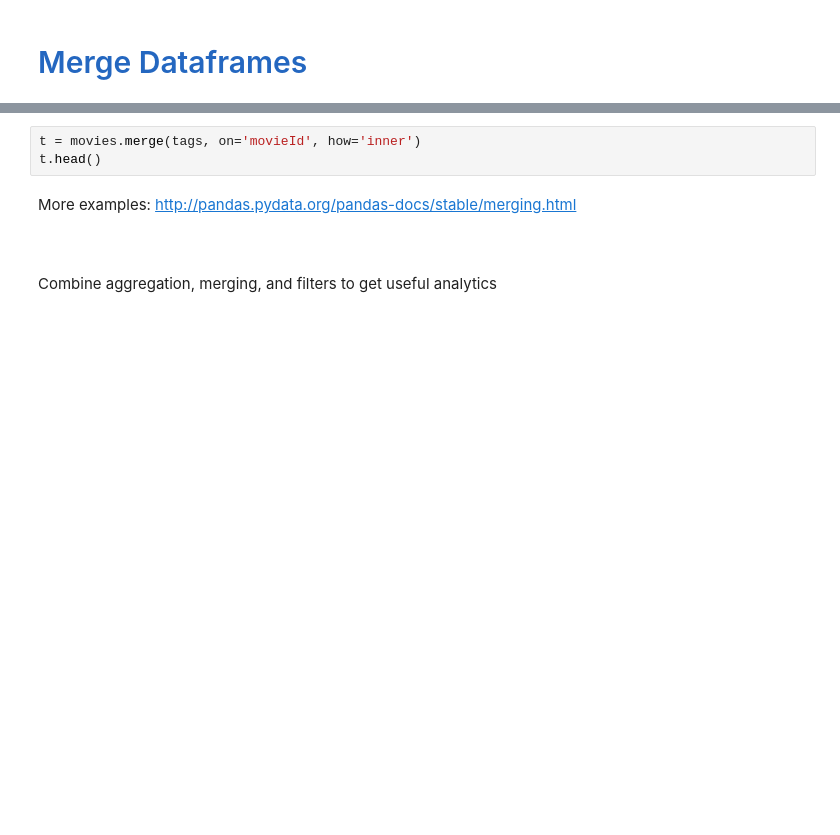
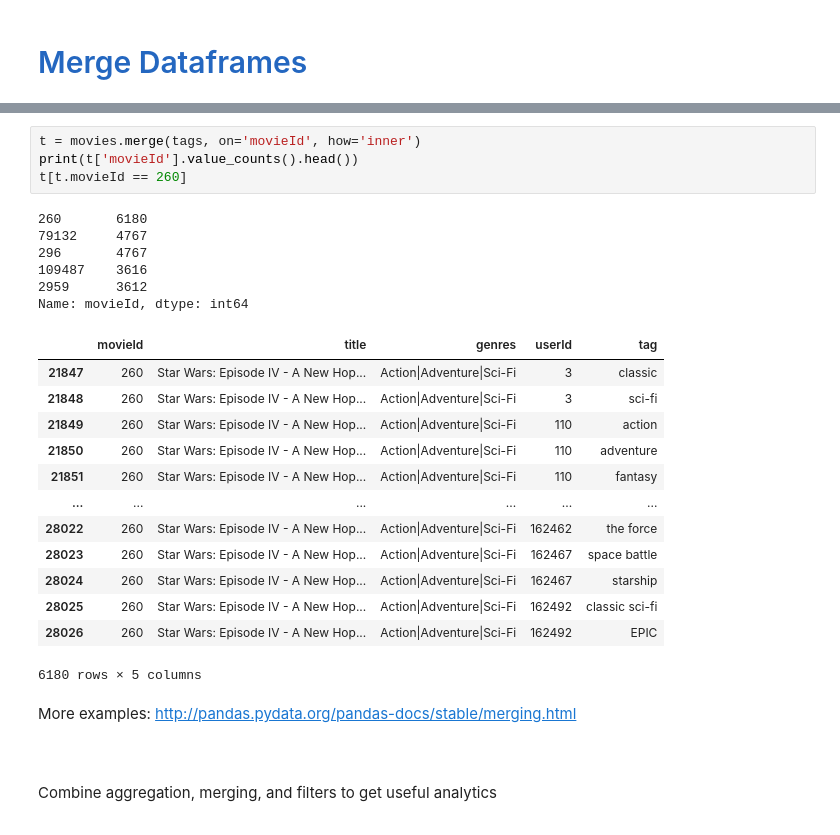
Before and after one commit to kiril-chilingarashvili/sd-mm-1, a Jupyter notebook: Week-4-Pandas/Introduction to Pandas.ipynb, the cells around one changed output, grey strips where cells are left out. Cells and saved outputs as stored; diff of their text form; blank space fills up the shorter version.

```diff
--- a/Week-4-Pandas/Introduction to Pandas.ipynb
+++ b/Week-4-Pandas/Introduction to Pandas.ipynb
@@ -536,6 +718,27 @@ movies.head()
 # %%
 t = movies.merge(tags, on='movieId', how='inner')
-t.head()
+print(t['movieId'].value_counts().head())
+t[t.movieId == 260]
+# %% [output]
+260       6180
+79132     4767
+296       4767
+109487    3616
+2959      3612
+Name: movieId, dtype: int64
+|  | movieId | title | genres | userId | tag |
+| 21847 | 260 | Star Wars: Episode IV - A New Hop... | Action|Adventure|Sci-Fi | 3 | classic |
+| 21848 | 260 | Star Wars: Episode IV - A New Hop... | Action|Adventure|Sci-Fi | 3 | sci-fi |
+| 21849 | 260 | Star Wars: Episode IV - A New Hop... | Action|Adventure|Sci-Fi | 110 | action |
+| 21850 | 260 | Star Wars: Episode IV - A New Hop... | Action|Adventure|Sci-Fi | 110 | adventure |
+| 21851 | 260 | Star Wars: Episode IV - A New Hop... | Action|Adventure|Sci-Fi | 110 | fantasy |
+| ... | ... | ... | ... | ... | ... |
+| 28022 | 260 | Star Wars: Episode IV - A New Hop... | Action|Adventure|Sci-Fi | 162462 | the force |
+| 28023 | 260 | Star Wars: Episode IV - A New Hop... | Action|Adventure|Sci-Fi | 162467 | space battle |
+| 28024 | 260 | Star Wars: Episode IV - A New Hop... | Action|Adventure|Sci-Fi | 162467 | starship |
+| 28025 | 260 | Star Wars: Episode IV - A New Hop... | Action|Adventure|Sci-Fi | 162492 | classic sci-fi |
+| 28026 | 260 | Star Wars: Episode IV - A New Hop... | Action|Adventure|Sci-Fi | 162492 | EPIC |
+6180 rows × 5 columns
 # %% [markdown]
 More examples: http://pandas.pydata.org/pandas-docs/stable/merging.html
 # %% [markdown]
```
Also changed, not shown: parts of 52 cells of this notebook.
